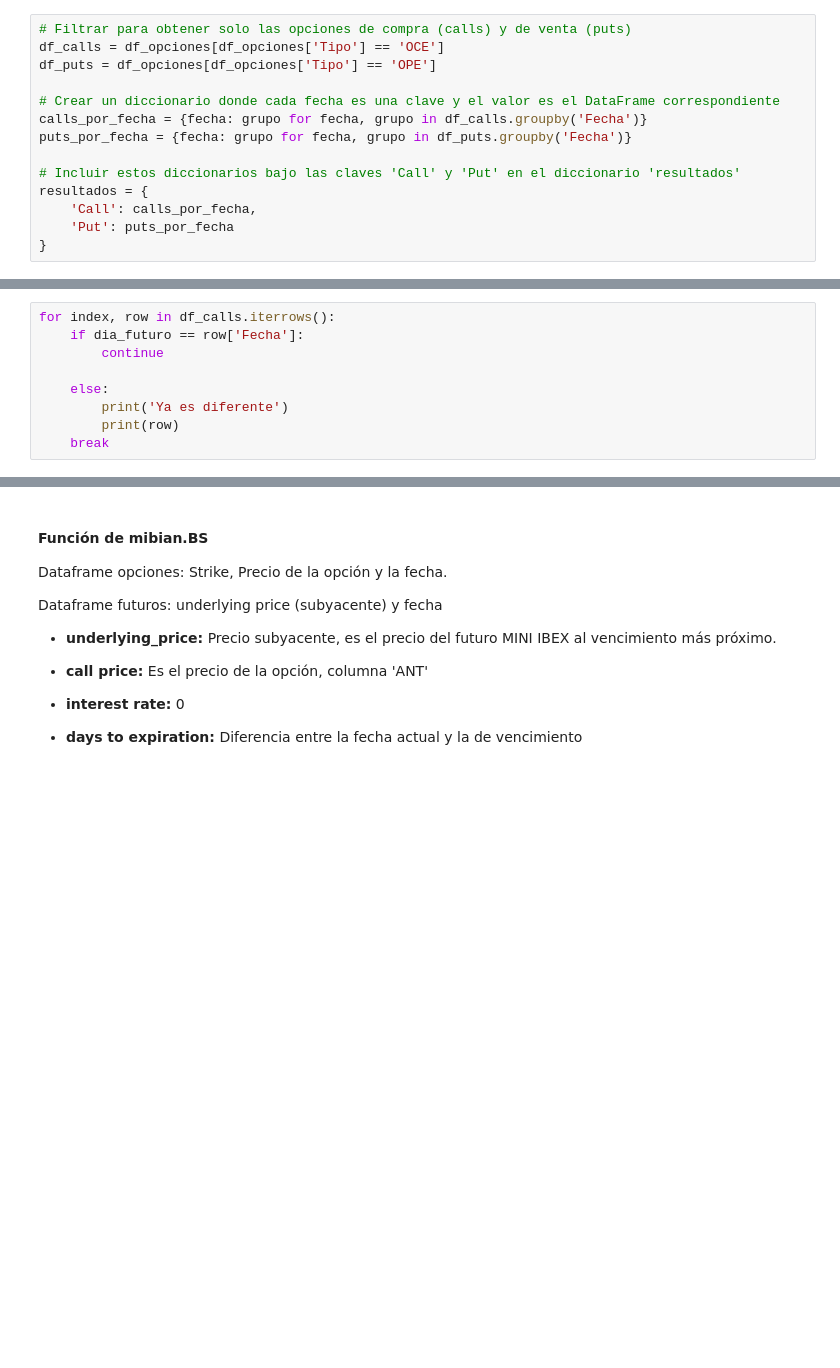
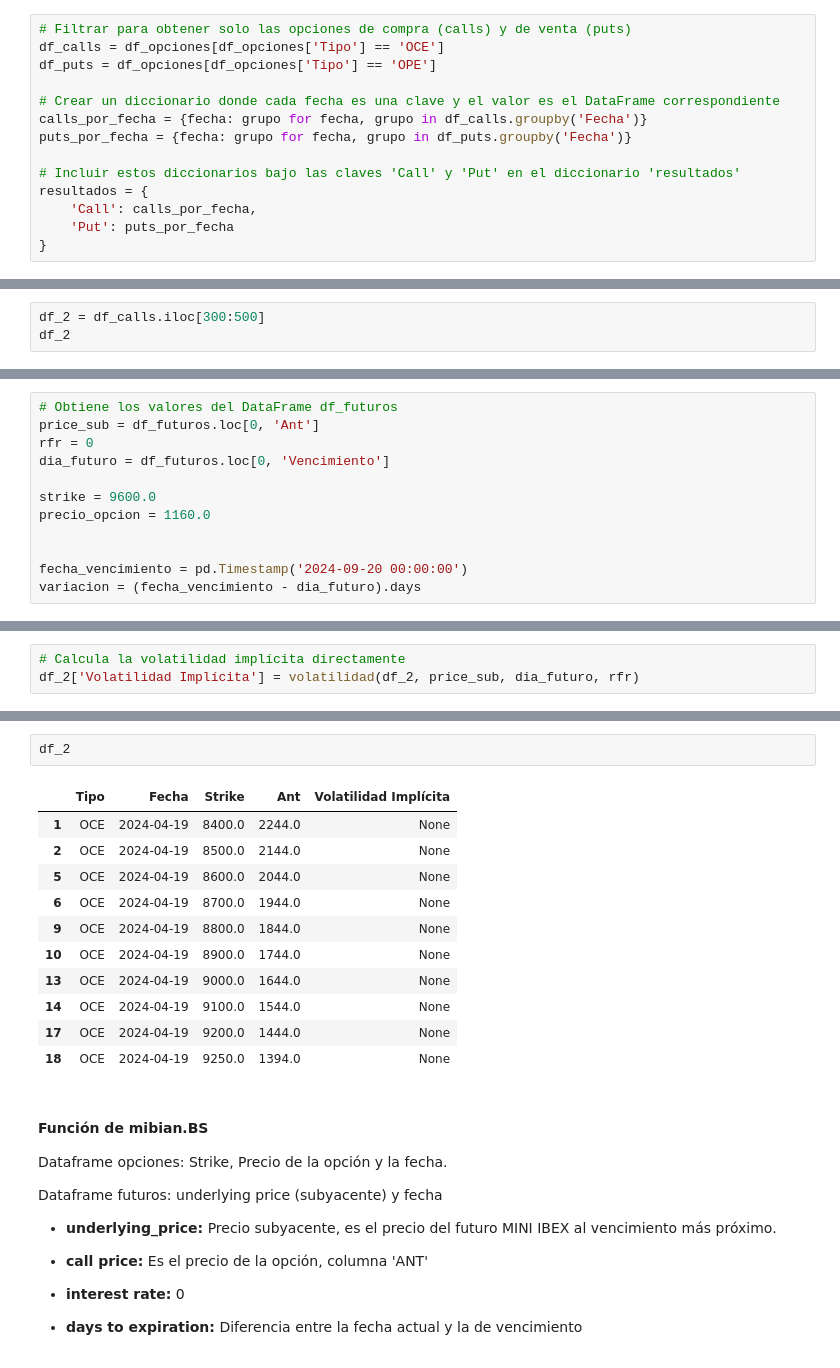
Before and after one commit to aperezcoscu/Practica-3, a Jupyter notebook: Practica.ipynb, the cells around one changed output, grey strips where cells are left out. Cells and saved outputs as stored; diff of their text form; blank space fills up the shorter version.

Commit message:
Volatilidad implicita

```diff
--- a/Practica.ipynb
+++ b/Practica.ipynb
@@ -177,9 +202,0 @@ df_calls
-# %%
-for index, row in df_calls.iterrows():
-    if dia_futuro == row['Fecha']:
-        continue
-
-    else:
-        print('Ya es diferente')
-        print(row)
-    break
@@ -192,0 +237,3 @@ Name: 195, dtype: object
+# %%
+df_2 = df_calls.iloc[300:500]
+df_2
@@ -192,0 +254,12 @@ Name: 195, dtype: object
+# %%
+# Obtiene los valores del DataFrame df_futuros
+price_sub = df_futuros.loc[0, 'Ant']
+rfr = 0
+dia_futuro = df_futuros.loc[0, 'Vencimiento']
+
+strike = 9600.0
+precio_opcion = 1160.0
+
+
+fecha_vencimiento = pd.Timestamp('2024-09-20 00:00:00')
+variacion = (fecha_vencimiento - dia_futuro).days
@@ -192,0 +274,3 @@ Name: 195, dtype: object
+# %%
+# Calcula la volatilidad implícita directamente
+df_2['Volatilidad Implícita'] = volatilidad(df_2, price_sub, dia_futuro, rfr)
@@ -193,3 +294,17 @@ Name: 195, dtype: object
+# %%
+df_2
+# %% [output]
+|  | Tipo | Fecha | Strike | Ant | Volatilidad Implícita |
+| 1 | OCE | 2024-04-19 | 8400.0 | 2244.0 | None |
+| 2 | OCE | 2024-04-19 | 8500.0 | 2144.0 | None |
+| 5 | OCE | 2024-04-19 | 8600.0 | 2044.0 | None |
+| 6 | OCE | 2024-04-19 | 8700.0 | 1944.0 | None |
+| 9 | OCE | 2024-04-19 | 8800.0 | 1844.0 | None |
+| 10 | OCE | 2024-04-19 | 8900.0 | 1744.0 | None |
+| 13 | OCE | 2024-04-19 | 9000.0 | 1644.0 | None |
+| 14 | OCE | 2024-04-19 | 9100.0 | 1544.0 | None |
+| 17 | OCE | 2024-04-19 | 9200.0 | 1444.0 | None |
+| 18 | OCE | 2024-04-19 | 9250.0 | 1394.0 | None |
 # %% [markdown]
 #### **Función de mibian.BS**
 
```
Also changed, not shown: parts of 17 cells of this notebook.
